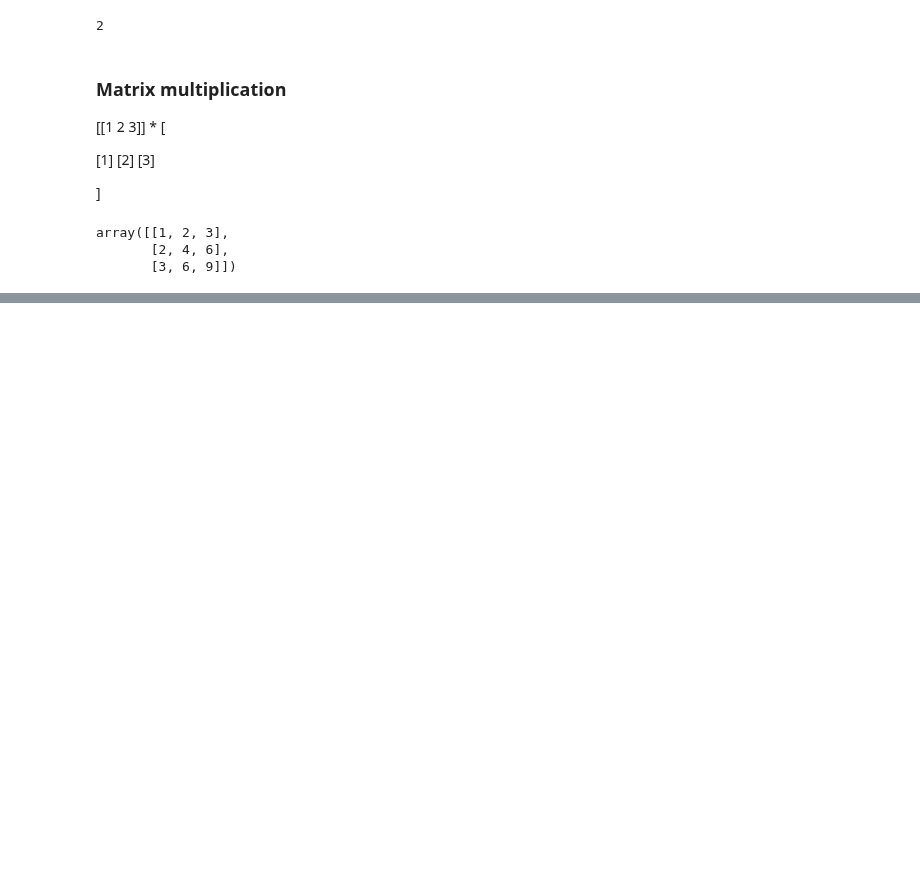
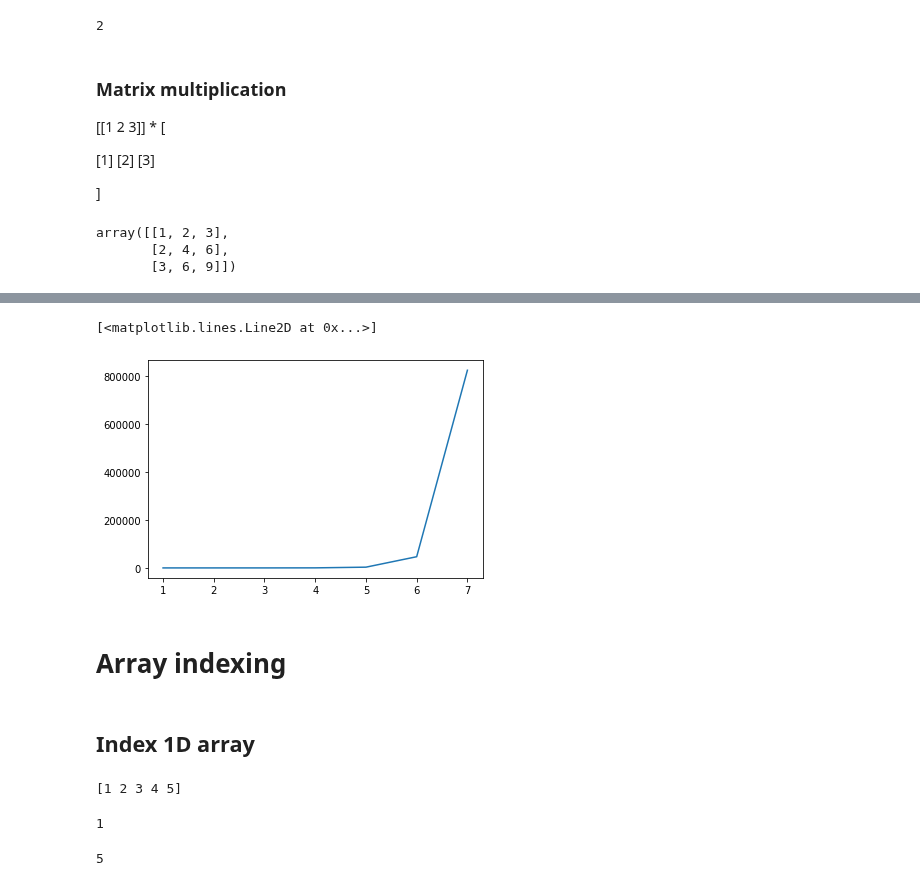
Before and after one commit to techakilan/python-datascience-training, a Jupyter notebook: numpy.ipynb, the cells around one changed output, grey strips where cells are left out. Drawn from its saved outputs; the diff is of its cells as text; code cells hidden in the pictures; blank space fills up the shorter version.

```diff
--- a/numpy.ipynb
+++ b/numpy.ipynb
@@ -519,0 +543,25 @@ array([[1, 2, 3],
+# %%
+x=np.array([1,2,3,4,5,6,7])
+plt.plot(x, x**x)
+# %% [output]
+[<matplotlib.lines.Line2D at 0x...>]
+[figure, added]
+# %% [markdown]
+# Array indexing
+# %% [markdown]
+## Index 1D array
+# %%
+index1d =np.array([1,2,3,4,5])
+print(index1d)
+# %% [output]
+[1 2 3 4 5]
+# %%
+### First Element
+index1d[0]
+# %% [output]
+1
+# %%
+### Last Element
+index1d[4]
+# %% [output]
+5
```
Also changed, not shown: parts of 40 cells of this notebook.
